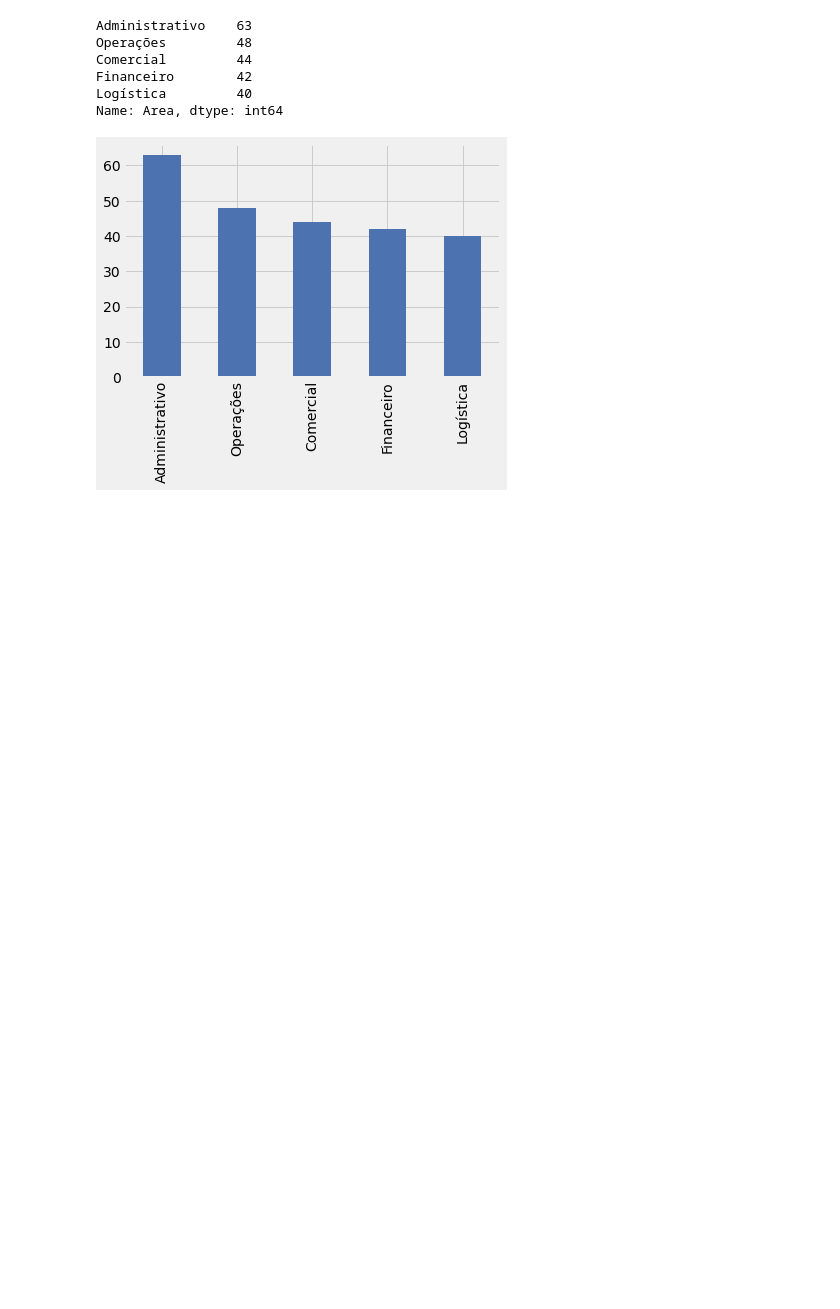
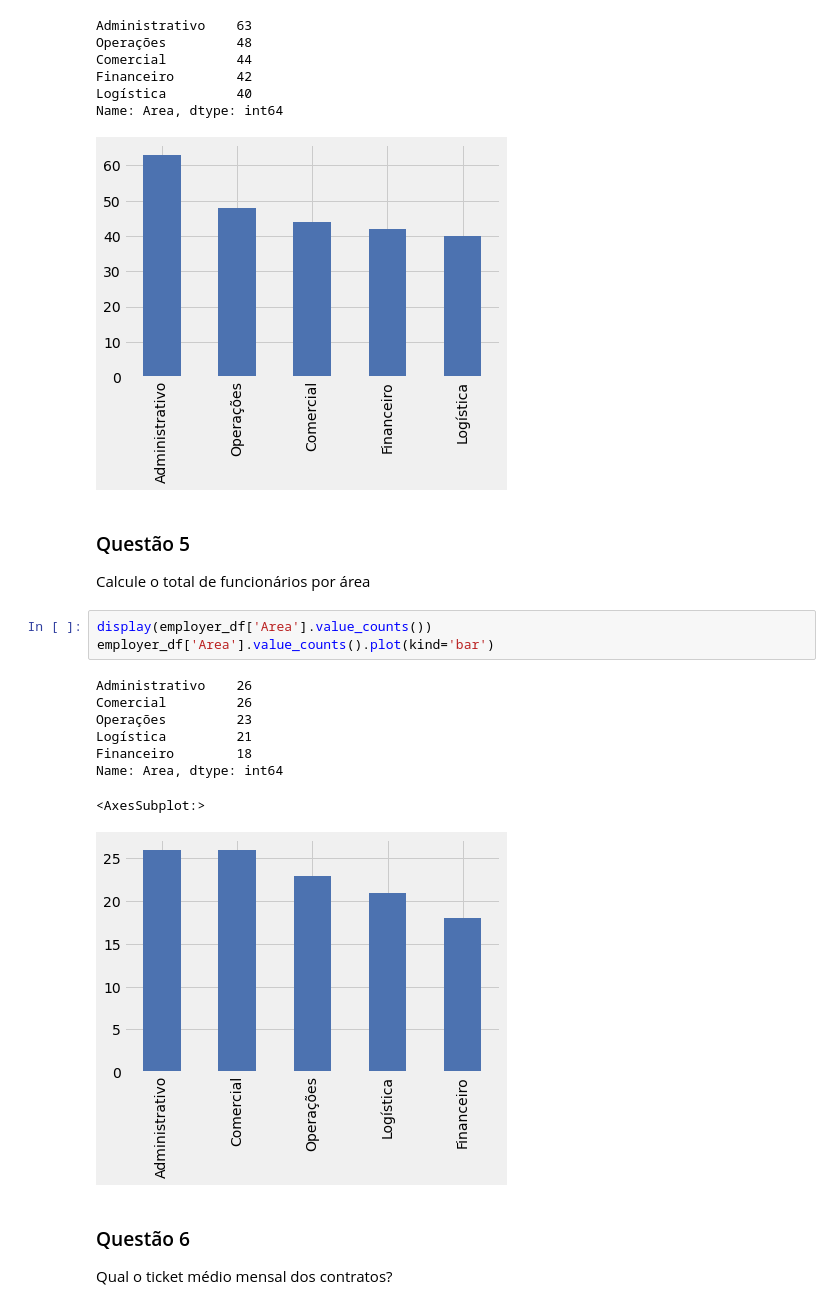
Before and after one commit to LeoDNascimento/Challenge-1, a Jupyter notebook: main.ipynb, the cells around one changed output. Saved outputs shown, nothing was run; the diff lists cells and outputs as text; blank space fills up the shorter version.

```diff
--- a/main.ipynb
+++ b/main.ipynb
@@ -84,3 +84,22 @@ Financeiro        42
 Logística         40
 Name: Area, dtype: int64
 [figure]
+# %% [markdown]
+### Questão 5
+Calcule o total de funcionários por área
+# %%
+display(employer_df['Area'].value_counts())
+employer_df['Area'].value_counts().plot(kind='bar')
+# %% [output]
+Administrativo    26
+Comercial         26
+Operações         23
+Logística         21
+Financeiro        18
+Name: Area, dtype: int64
+<AxesSubplot:>
+[figure, added]
+# %% [markdown]
+### Questão 6
+
+Qual o ticket médio mensal dos contratos?
```
